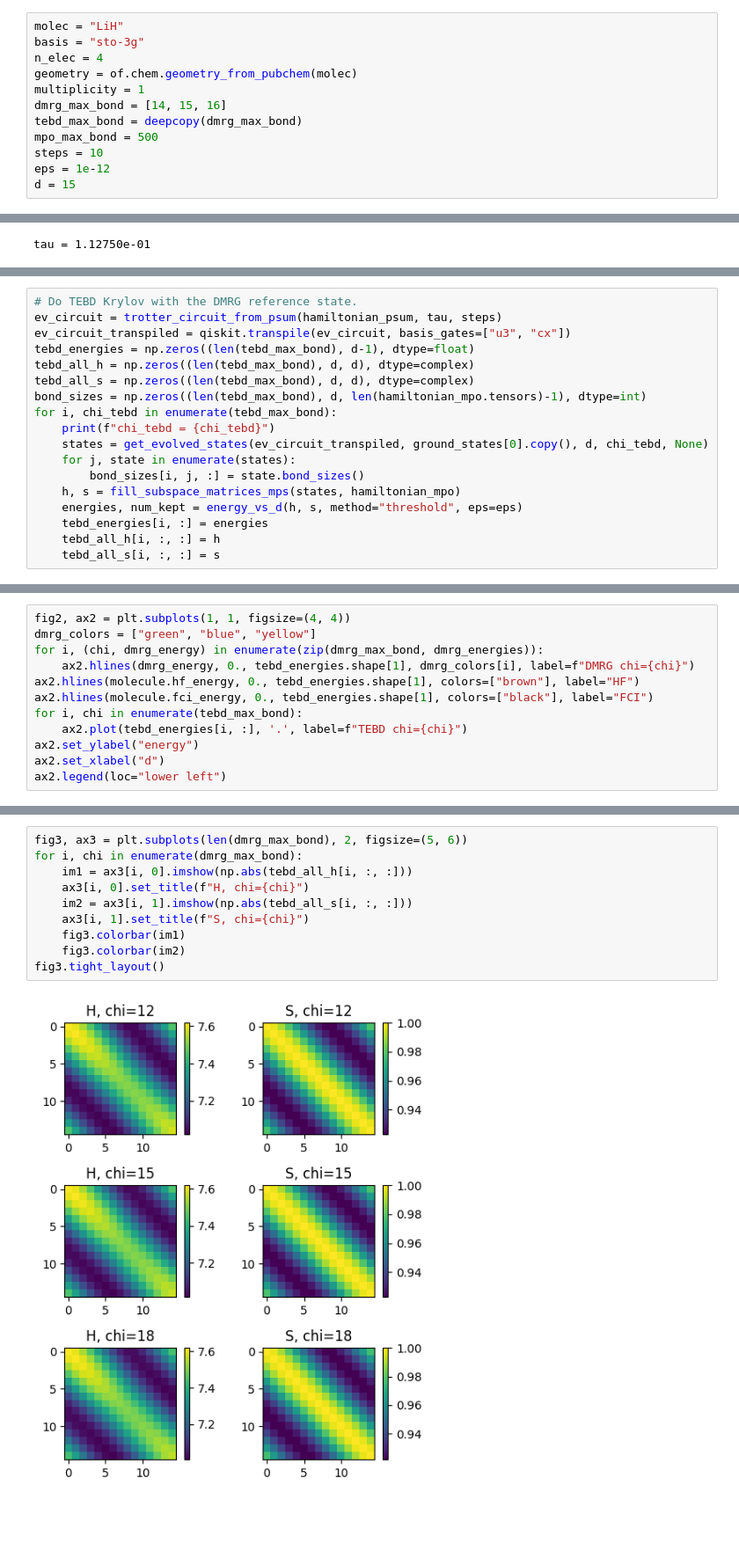
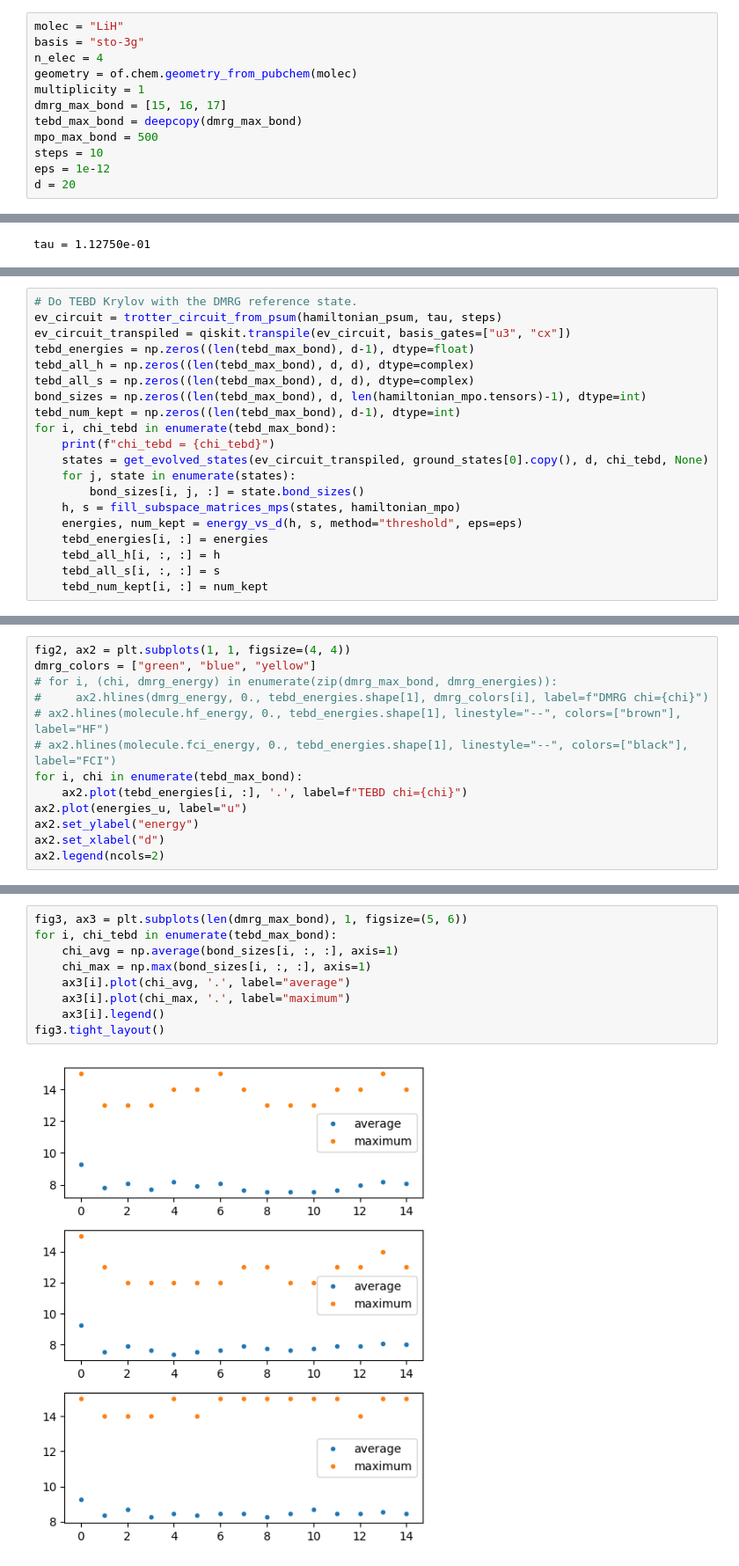
Before and after one commit to bdalfavero/RealTimeKrylov, a Jupyter notebook: lih_quimb.ipynb, the cells around one changed output, grey strips where cells are left out. Shown at 88% size. Drawn from its saved outputs; the diff is of its cells as text; blank space fills up the shorter version.

```diff
--- a/lih_quimb.ipynb
+++ b/lih_quimb.ipynb
@@ -19,9 +19,9 @@ basis = "sto-3g"
 n_elec = 4
 geometry = of.chem.geometry_from_pubchem(molec)
 multiplicity = 1
-dmrg_max_bond = [14, 15, 16]
+dmrg_max_bond = [15, 16, 17]
 tebd_max_bond = deepcopy(dmrg_max_bond)
 mpo_max_bond = 500
 steps = 10
 eps = 1e-12
-d = 15
+d = 20
@@ -71,6 +69,7 @@ tebd_energies = np.zeros((len(tebd_max_bond), d-1), dtype=float)
 tebd_all_h = np.zeros((len(tebd_max_bond), d, d), dtype=complex)
 tebd_all_s = np.zeros((len(tebd_max_bond), d, d), dtype=complex)
 bond_sizes = np.zeros((len(tebd_max_bond), d, len(hamiltonian_mpo.tensors)-1), dtype=int)
+tebd_num_kept = np.zeros((len(tebd_max_bond), d-1), dtype=int)
 for i, chi_tebd in enumerate(tebd_max_bond):
     print(f"chi_tebd = {chi_tebd}")
     states = get_evolved_states(ev_circuit_transpiled, ground_states[0].copy(), d, chi_tebd, None)
@@ -81,4 +80,5 @@ for i, chi_tebd in enumerate(tebd_max_bond):
     tebd_energies[i, :] = energies
     tebd_all_h[i, :, :] = h
     tebd_all_s[i, :, :] = s
+    tebd_num_kept[i, :] = num_kept
 # %% [output]
@@ -88,14 +96,15 @@ chi_tebd = 18
 # %%
 fig2, ax2 = plt.subplots(1, 1, figsize=(4, 4))
 dmrg_colors = ["green", "blue", "yellow"]
-for i, (chi, dmrg_energy) in enumerate(zip(dmrg_max_bond, dmrg_energies)):
-    ax2.hlines(dmrg_energy, 0., tebd_energies.shape[1], dmrg_colors[i], label=f"DMRG chi={chi}")
-ax2.hlines(molecule.hf_energy, 0., tebd_energies.shape[1], colors=["brown"], label="HF")
-ax2.hlines(molecule.fci_energy, 0., tebd_energies.shape[1], colors=["black"], label="FCI")
+# for i, (chi, dmrg_energy) in enumerate(zip(dmrg_max_bond, dmrg_energies)):
+#     ax2.hlines(dmrg_energy, 0., tebd_energies.shape[1], dmrg_colors[i], label=f"DMRG chi={chi}")
+# ax2.hlines(molecule.hf_energy, 0., tebd_energies.shape[1], linestyle="--", colors=["brown"], label="HF")
+# ax2.hlines(molecule.fci_energy, 0., tebd_energies.shape[1], linestyle="--", colors=["black"], label="FCI")
 for i, chi in enumerate(tebd_max_bond):
     ax2.plot(tebd_energies[i, :], '.', label=f"TEBD chi={chi}")
+ax2.plot(energies_u, label="u")
 ax2.set_ylabel("energy")
 ax2.set_xlabel("d")
-ax2.legend(loc="lower left")
+ax2.legend(ncols=2)
 # %% [output]
 <matplotlib.legend.Legend at 0x...>
@@ -103,12 +112,11 @@ ax2.legend(loc="lower left")
 # %%
-fig3, ax3 = plt.subplots(len(dmrg_max_bond), 2, figsize=(5, 6))
-for i, chi in enumerate(dmrg_max_bond):
-    im1 = ax3[i, 0].imshow(np.abs(tebd_all_h[i, :, :]))
-    ax3[i, 0].set_title(f"H, chi={chi}")
-    im2 = ax3[i, 1].imshow(np.abs(tebd_all_s[i, :, :]))
-    ax3[i, 1].set_title(f"S, chi={chi}")
-    fig3.colorbar(im1)
-    fig3.colorbar(im2)
+fig3, ax3 = plt.subplots(len(dmrg_max_bond), 1, figsize=(5, 6))
+for i, chi_tebd in enumerate(tebd_max_bond):
+    chi_avg = np.average(bond_sizes[i, :, :], axis=1)
+    chi_max = np.max(bond_sizes[i, :, :], axis=1)
+    ax3[i].plot(chi_avg, '.', label="average")
+    ax3[i].plot(chi_max, '.', label="maximum")
+    ax3[i].legend()
 fig3.tight_layout()
 # %% [output]
-[figure, old version]
+[figure, new version]
```
Also changed, not shown: parts of 7 cells of this notebook.
